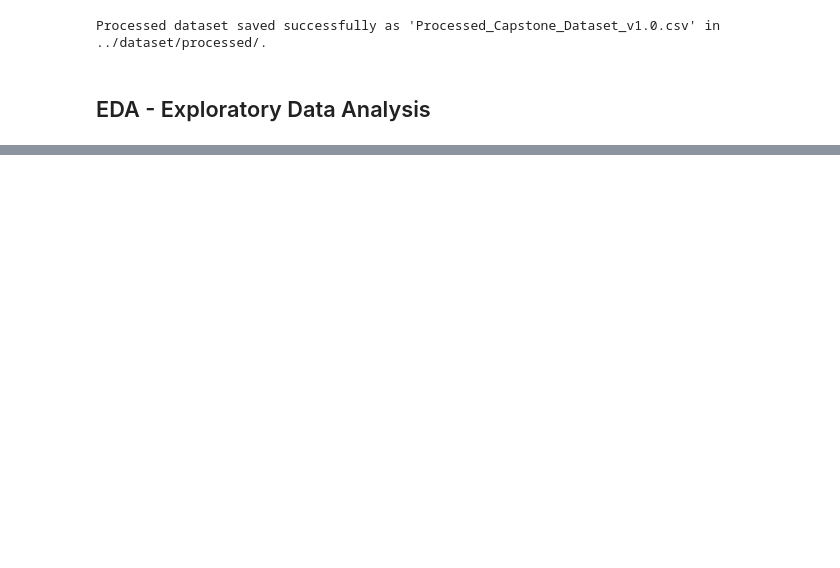
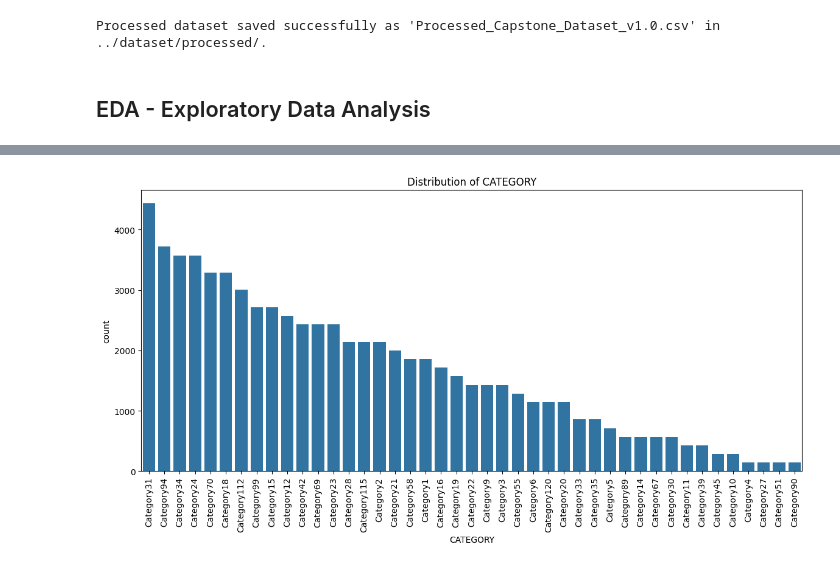
Before and after one commit to shubhi/deloitte-capstone-demand-forecasting, a Jupyter notebook: notebooks/data_analysis.ipynb, the cells around one changed output, grey strips where cells are left out. Drawn from its saved outputs; the diff is of its cells as text; code cells hidden in the pictures; blank space fills up the shorter version.

```diff
--- a/notebooks/data_analysis.ipynb
+++ b/notebooks/data_analysis.ipynb
@@ -167,0 +217,8 @@ df.head()
+# %%
+plt.figure(figsize=(14, 6))
+sns.countplot(data=df, x='CATEGORY', order=df['CATEGORY'].value_counts().index)
+plt.title('Distribution of CATEGORY')
+plt.xticks(rotation=90)
+plt.show()
+# %% [output]
+[figure, added]
```
Also changed, not shown: parts of 22 cells of this notebook, 4 other files.
